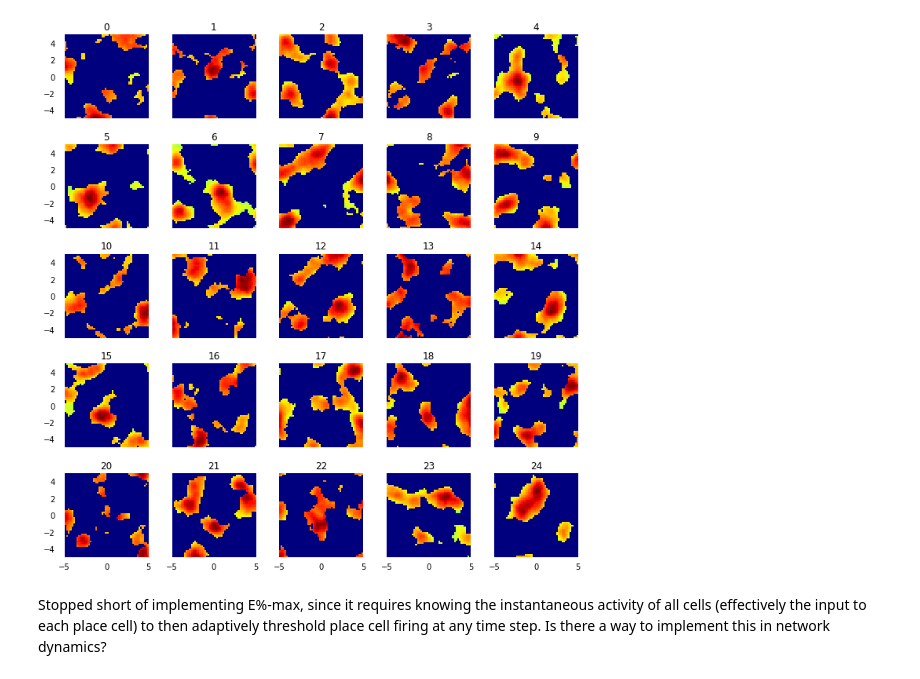
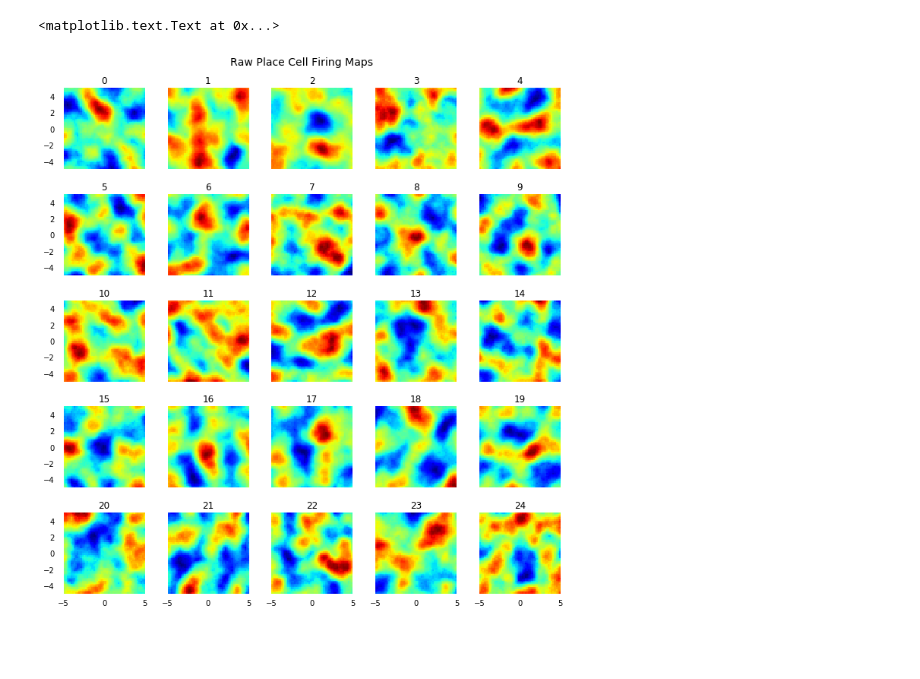
Before and after one commit to csmslab/hipposlam, a Jupyter notebook: de_almeida_PCs.ipynb, the cells around one changed output. Cells and saved outputs as stored; diff of their text form; code cells hidden in the pictures; blank space fills up the shorter version.

```diff
--- a/de_almeida_PCs.ipynb
+++ b/de_almeida_PCs.ipynb
@@ -149,10 +123,10 @@ for pc in range(num_places):
 # %%
-k_thresh = 0.9
+k_thresh = 0.1
 reset_val = np.amin(place_cells[:,:,:,0])
 for pc in range(num_places):
     for x in range(place_cells.shape[0]):
         for y in range(place_cells.shape[1]):
-            if place_cells[x,y,pc,0] >= k_thresh*np.max(place_cells[x,y,:,0]):
+            if place_cells[x,y,pc,0] >= (1-k_thresh)*np.max(place_cells[x,y,:,0]):
                 place_cells[x,y,pc,1] = place_cells[x,y,pc,0]
             else:
                 place_cells[x,y,pc,1] = reset_val
@@ -165,6 +137,6 @@ plot_many(place_cells[:,:,:25,0])
-# %%
-plot_many(place_cells[:,:,:25,1])
-# %% [output]
-[figure, removed]
-# %% [markdown]
-Stopped short of implementing E%-max, since it requires knowing the instantaneous activity of all cells (effectively the input to each place cell) to then adaptively threshold place cell firing at any time step. Is there a way to implement this in network dynamics?
+# %%
+vco.plot_many(place_cells[:,:,:25,0],size)
+plt.suptitle('Raw Place Cell Firing Maps',fontsize=14,y=1.02)
+# %% [output]
+<matplotlib.text.Text at 0x...>
+[figure, added]
```
Also changed, not shown: parts of 17 cells of this notebook, 5 other files.
